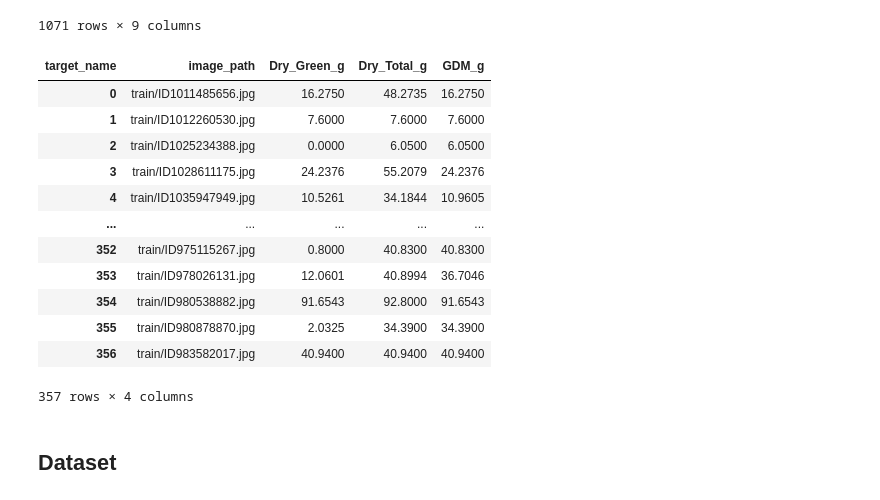
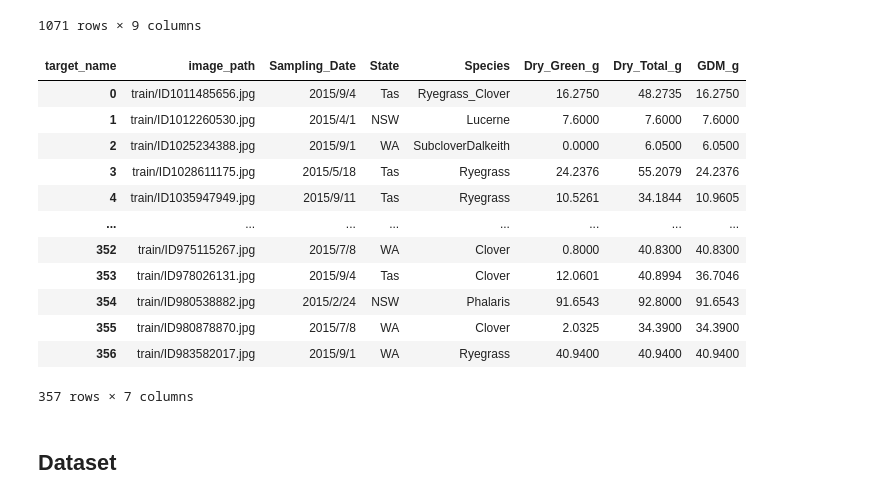
Before and after one commit to KharinTymofii/CSIRO-Image2Biomass-Prediction, a Jupyter notebook: notebooks/ConvNeXt.ipynb, the cells around one changed output. Saved outputs shown, nothing was run; the diff lists cells and outputs as text; code cells hidden in the pictures.

Commit message:
feat: updated training notebook to use new functions

```diff
--- a/notebooks/ConvNeXt.ipynb
+++ b/notebooks/ConvNeXt.ipynb
@@ -160,25 +163,25 @@ Dataset size: (1071, 9)
 | 1070 | ID983582017__GDM_g | train/ID983582017.jpg | 2015/9/1 | WA | Ryegrass | 0.64 | 9.0000 | GDM_g | ... |
 1071 rows × 9 columns
 # %%
-df_pivoted = df.pivot_table(index='image_path',
+df_pivoted = df.pivot_table(index=['image_path', 'Sampling_Date', 'State', 'Species'],
                             columns='target_name',
                             values='target').reset_index()
 
 df_pivoted
 # %% [output]
-| target_name | image_path | Dry_Green_g | Dry_Total_g | GDM_g |
-| 0 | train/ID1011485656.jpg | 16.2750 | 48.2735 | 16.2750 |
-| 1 | train/ID1012260530.jpg | 7.6000 | 7.6000 | 7.6000 |
-| 2 | train/ID1025234388.jpg | 0.0000 | 6.0500 | 6.0500 |
-| 3 | train/ID1028611175.jpg | 24.2376 | 55.2079 | 24.2376 |
-| 4 | train/ID1035947949.jpg | 10.5261 | 34.1844 | 10.9605 |
-| ... | ... | ... | ... | ... |
-| 352 | train/ID975115267.jpg | 0.8000 | 40.8300 | 40.8300 |
-| 353 | train/ID978026131.jpg | 12.0601 | 40.8994 | 36.7046 |
-| 354 | train/ID980538882.jpg | 91.6543 | 92.8000 | 91.6543 |
-| 355 | train/ID980878870.jpg | 2.0325 | 34.3900 | 34.3900 |
-| 356 | train/ID983582017.jpg | 40.9400 | 40.9400 | 40.9400 |
+| target_name | image_path | Sampling_Date | State | Species | Dry_Green_g | Dry_Total_g | GDM_g |
+| 0 | train/ID1011485656.jpg | 2015/9/4 | Tas | Ryegrass_Clover | 16.2750 | 48.2735 | 16.2750 |
+| 1 | train/ID1012260530.jpg | 2015/4/1 | NSW | Lucerne | 7.6000 | 7.6000 | 7.6000 |
+| 2 | train/ID1025234388.jpg | 2015/9/1 | WA | SubcloverDalkeith | 0.0000 | 6.0500 | 6.0500 |
+| 3 | train/ID1028611175.jpg | 2015/5/18 | Tas | Ryegrass | 24.2376 | 55.2079 | 24.2376 |
+| 4 | train/ID1035947949.jpg | 2015/9/11 | Tas | Ryegrass | 10.5261 | 34.1844 | 10.9605 |
+| ... | ... | ... | ... | ... | ... | ... | ... |
+| 352 | train/ID975115267.jpg | 2015/7/8 | WA | Clover | 0.8000 | 40.8300 | 40.8300 |
+| 353 | train/ID978026131.jpg | 2015/9/4 | Tas | Clover | 12.0601 | 40.8994 | 36.7046 |
+| 354 | train/ID980538882.jpg | 2015/2/24 | NSW | Phalaris | 91.6543 | 92.8000 | 91.6543 |
+| 355 | train/ID980878870.jpg | 2015/7/8 | WA | Clover | 2.0325 | 34.3900 | 34.3900 |
+| 356 | train/ID983582017.jpg | 2015/9/1 | WA | Ryegrass | 40.9400 | 40.9400 | 40.9400 |
-357 rows × 4 columns
+357 rows × 7 columns
 # %% [markdown]
 ## Dataset
 # %%
```
Also changed, not shown: parts of 15 cells of this notebook.
